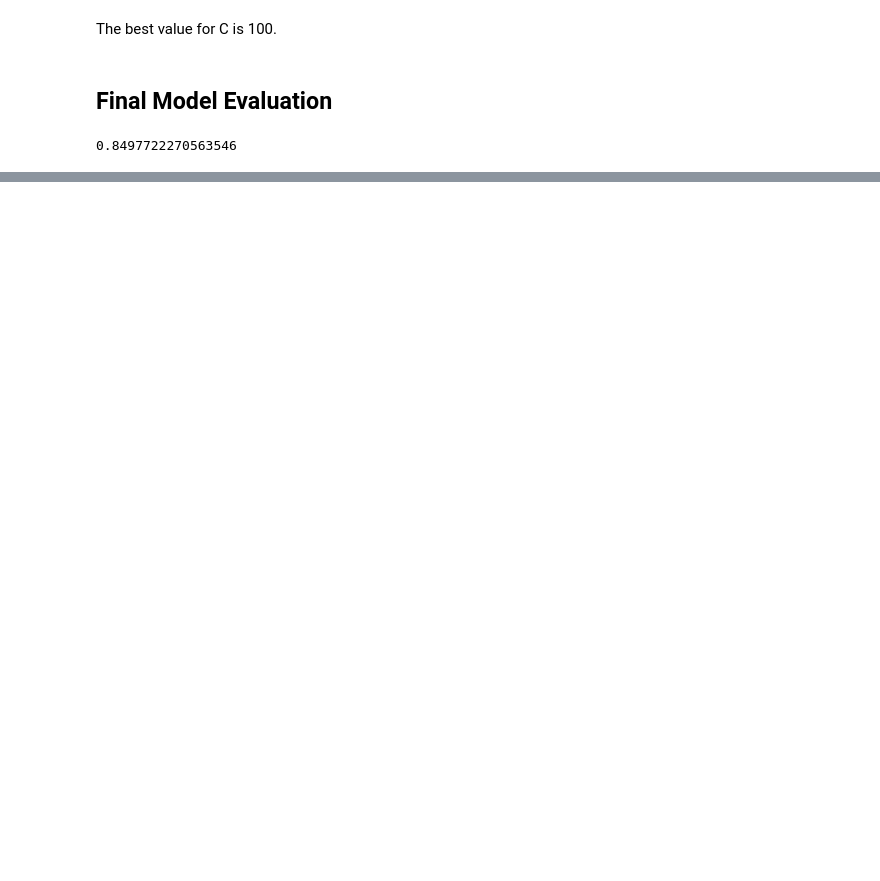
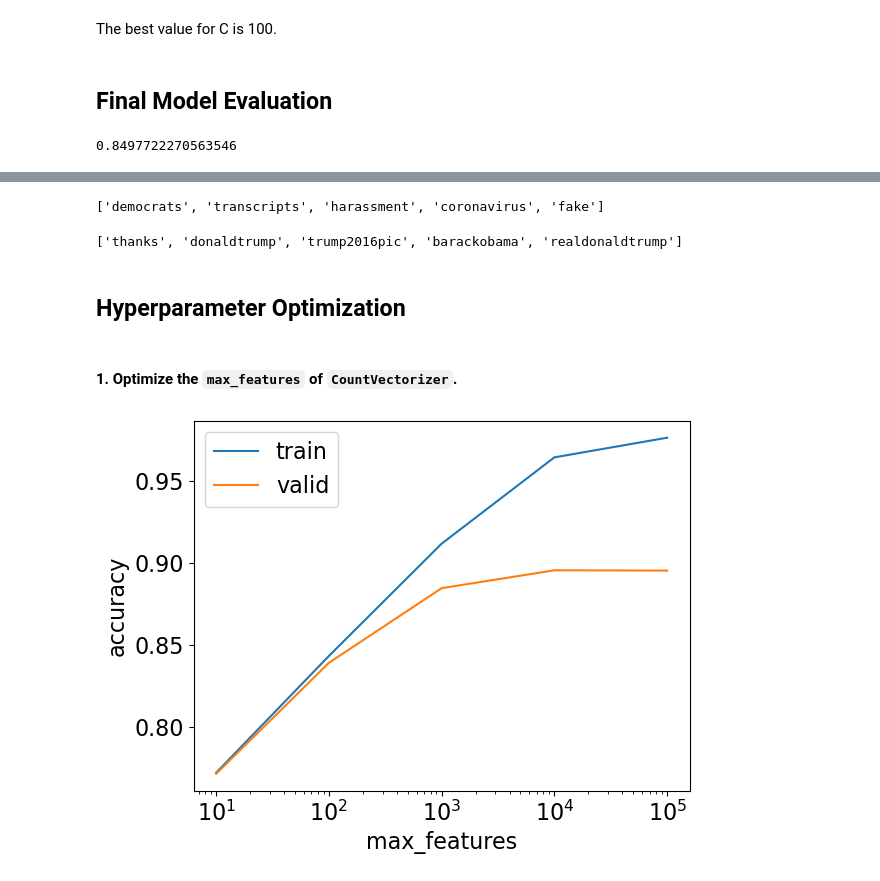
Before and after one commit to hesoru/ML_Practice, a Jupyter notebook: Classification_Problems.ipynb, the cells around one changed output, grey strips where cells are left out. Cells and saved outputs as stored; diff of their text form; code cells hidden in the pictures; blank space fills up the shorter version.

Commit message:
added logistic regression to classification problems

```diff
--- a/Classification_Problems.ipynb
+++ b/Classification_Problems.ipynb
@@ -483,0 +489,11 @@ test_score
+# %%
+# splits the features and target into training and testing sets
+X_train, X_test, y_train, y_test = train_test_split(
+    X, y, test_size=0.6, random_state=123
+)
+
+# create the CountVectorizer object, which will convert the tweets to a matrix of word counts
+countvec = CountVectorizer(stop_words="english")
+
+# creates the logistic regression model
+lr = LogisticRegression(max_iter=1000, random_state=123)
@@ -483,0 +513,7 @@ test_score
+# %%
+# creates a pipeline that contains our CountVectorizer and logistic regression model
+pipe = make_pipeline(countvec, lr)
+
+# calculates the mean cross-validation score for our logistic regression model
+cv_score = cross_val_score(pipe, X_train, y_train).mean()
+cv_score
@@ -483,0 +536,6 @@ test_score
+# %%
+pipe_lr = make_pipeline(
+    CountVectorizer(stop_words="english"),
+    LogisticRegression(max_iter=1000, random_state=123),
+)
+pipe_lr.fit(X_train, y_train)
@@ -483,0 +573,37 @@ test_score
+# %%
+top_5_words = sorted_coef_df.head(5)["Word"].tolist()
+top_5_words
+# %% [output]
+['democrats', 'transcripts', 'harassment', 'coronavirus', 'fake']
+# %%
+bottom_5_words = sorted_coef_df.tail(5)["Word"].tolist()
+bottom_5_words
+# %% [output]
+['thanks', 'donaldtrump', 'trump2016pic', 'barackobama', 'realdonaldtrump']
+# %% [markdown]
+## Hyperparameter Optimization
+# %% [markdown]
+#### 1. Optimize the `max_features` of `CountVectorizer`.
+# %%
+train_scores = []
+cv_scores = []
+
+max_features = [10, 100, 1000, 10_000, 100_000]
+
+for mf in max_features:
+    #     print(mf)
+    pipe = make_pipeline(
+        CountVectorizer(stop_words="english", max_features=mf),
+        LogisticRegression(max_iter=1000, random_state=123),
+    )
+    cv_results = cross_validate(pipe, X_train, y_train, return_train_score=True)
+    train_scores.append(cv_results["train_score"].mean())
+    cv_scores.append(cv_results["test_score"].mean())
+
+plt.semilogx(max_features, train_scores, label="train")
+plt.semilogx(max_features, cv_scores, label="valid")
+plt.legend()
+plt.xlabel("max_features")
+plt.ylabel("accuracy");
+# %% [output]
+[figure, added]
```
Also changed, not shown: parts of 49 cells of this notebook, 2 other files.
